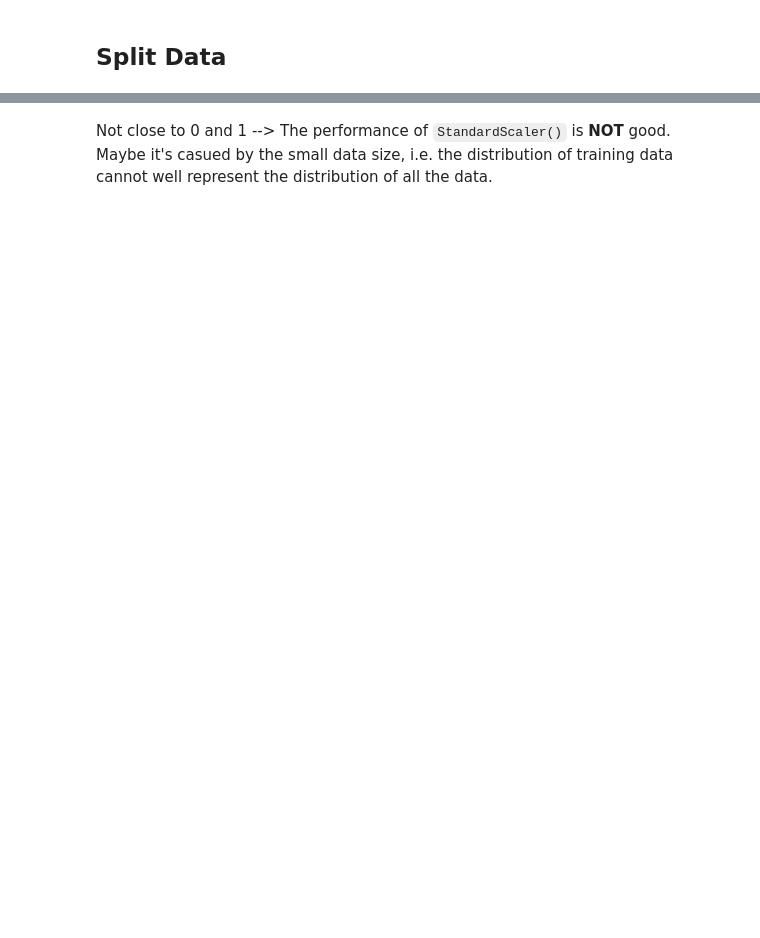
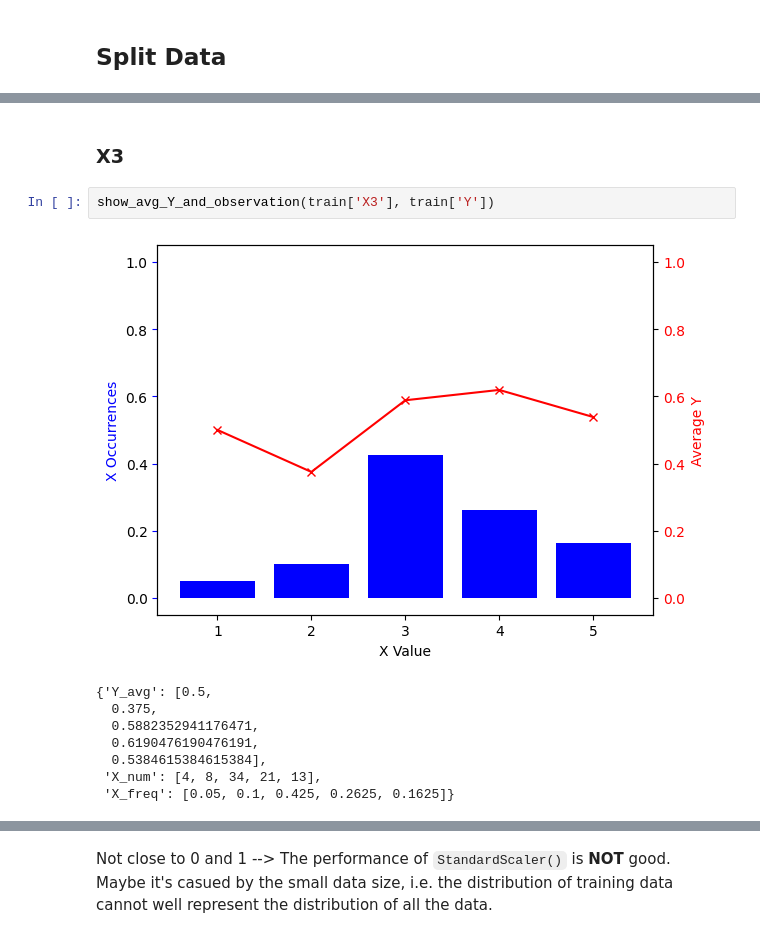
Before and after one commit to Arnoldzyf/Apziva-Projects, a Jupyter notebook: 1_happy_customers.ipynb, the cells around one changed output, grey strips where cells are left out. Cells and saved outputs as stored; diff of their text form; blank space fills up the shorter version.

```diff
--- a/1_happy_customers.ipynb
+++ b/1_happy_customers.ipynb
@@ -132,0 +236,13 @@ X_val_un, X_test_un, y_val_un, y_test_un = train_test_split(X_test_un, y_test_un
+# %% [markdown]
+### X3
+# %%
+show_avg_Y_and_observation(train['X3'], train['Y'])
+# %% [output]
+[figure, added]
+{'Y_avg': [0.5,
+  0.375,
+  0.5882352941176471,
+  0.6190476190476191,
+  0.5384615384615384],
+ 'X_num': [4, 8, 34, 21, 13],
+ 'X_freq': [0.05, 0.1, 0.425, 0.2625, 0.1625]}
```
Also changed, not shown: parts of 50 cells of this notebook.
